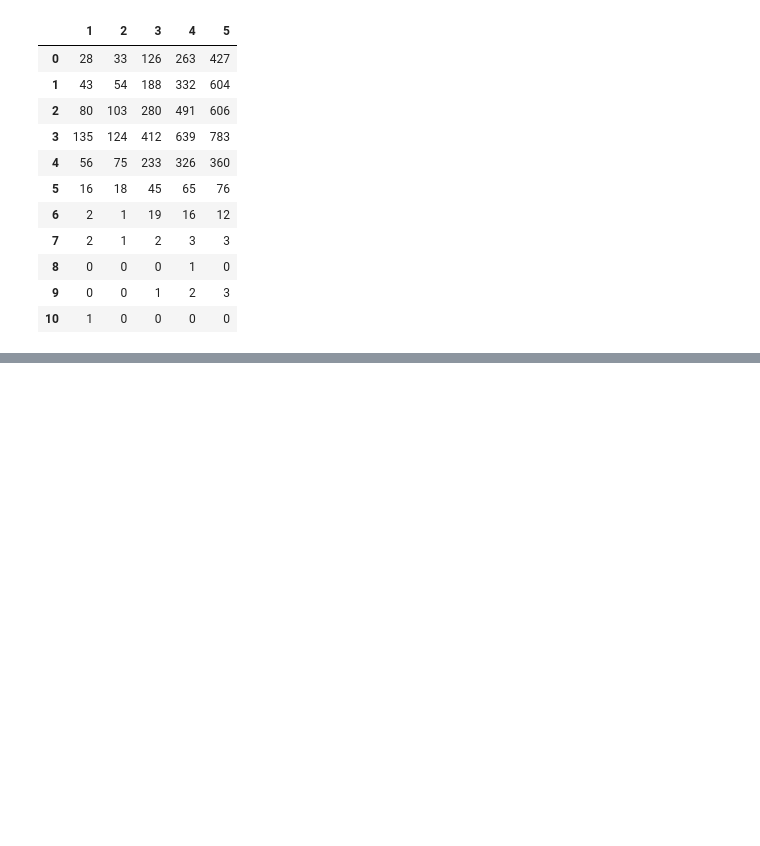
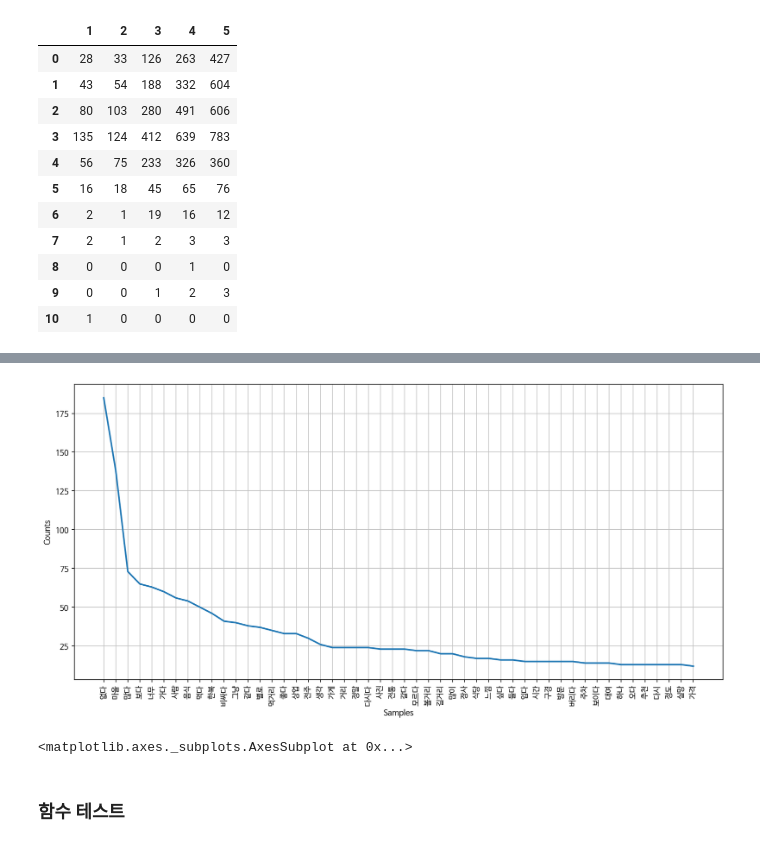
Before and after one commit to mon-world/team_project_2022, a Jupyter notebook: project_2/Hanok_data_analysis.ipynb, the cells around one changed output, grey strips where cells are left out. Drawn from its saved outputs; the diff is of its cells as text; code cells hidden in the pictures; blank space fills up the shorter version.

```diff
--- a/project_2/Hanok_data_analysis.ipynb
+++ b/project_2/Hanok_data_analysis.ipynb
@@ -355,2 +452,4 @@ st
 # %%
 # 별점 순으로 단어 분석하기
+s0 = reviews[reviews['star'] == 1]['review_content'].tolist()
+len(s0)
@@ -356,0 +458,3 @@ st
+# %%
+s0_join = ' '.join(s0)
+s0_join[:1000]
@@ -356,0 +467,4 @@ st
+# %%
+tokenizer = Okt()
+s0_tagged = tokenizer.pos(s0_join, norm=True, stem=True)
+s0_tagged
@@ -356,0 +495,12 @@ st
+# %%
+# 불용어 처리
+del_list = ['하다', '있다', '되다', '이다', '돼다', '않다', '그렇다', '아니다', '이렇다', '그렇다', '어떻다']
+
+word_cleaned = []
+for word in s0_tagged: #  ('서울', 'Noun'),
+    # 튜플은 이렇게 꺼낼 수 있다.
+    if not word[1] in ["Josa", "Eomi", "Punctuation", "Foreign"]: # Foreign == ”, “ 와 같이 제외되어야할 항목들
+        if (len(word[0]) != 1) & (word[0] not in del_list): # 한 글자로 이뤄진 단어들을 제외 & 원치 않는 단어들을 제외
+            word_cleaned.append(word[0])
+
+word_cleaned
@@ -356,0 +520,9 @@ st
+# %%
+word_counted = nltk.Text(word_cleaned)
+plt.figure(figsize=(15, 7)) # plot 영역(그래프 영역)의 크기를 지정합니다.
+word_counted.plot(50) # "plot" the graph, 상위 50개 단어를 보여줍니다.
+# %% [output]
+[figure, added]
+<matplotlib.axes._subplots.AxesSubplot at 0x...>
+# %% [markdown]
+### 함수 테스트
```
Also changed, not shown: parts of 62 cells of this notebook.
